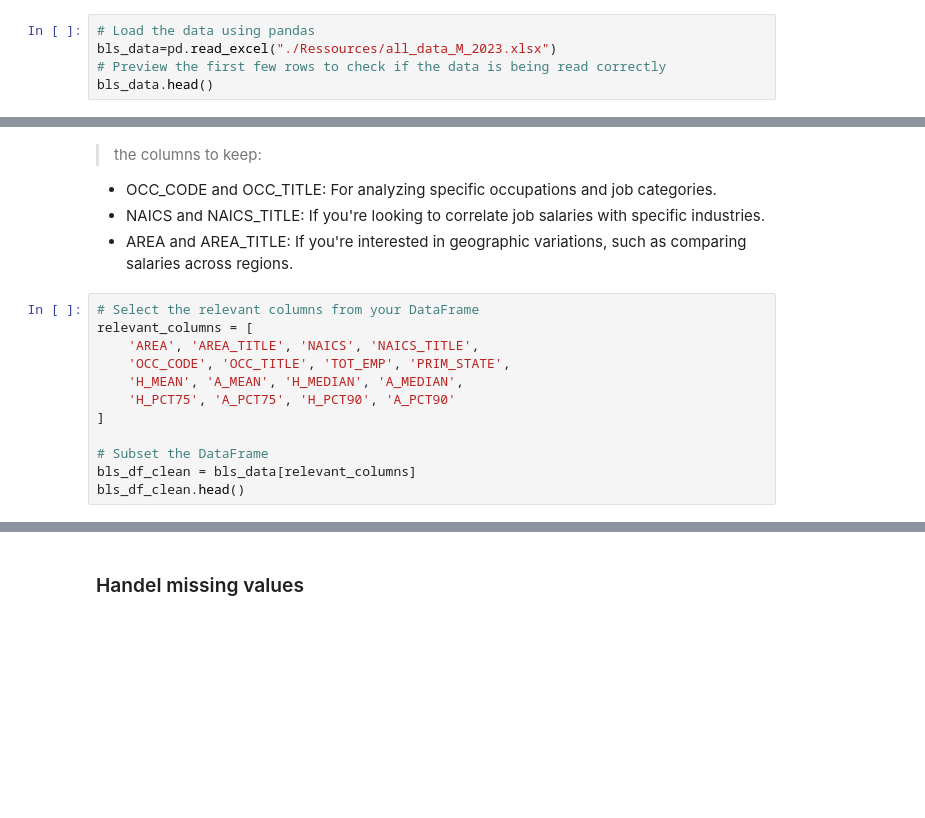
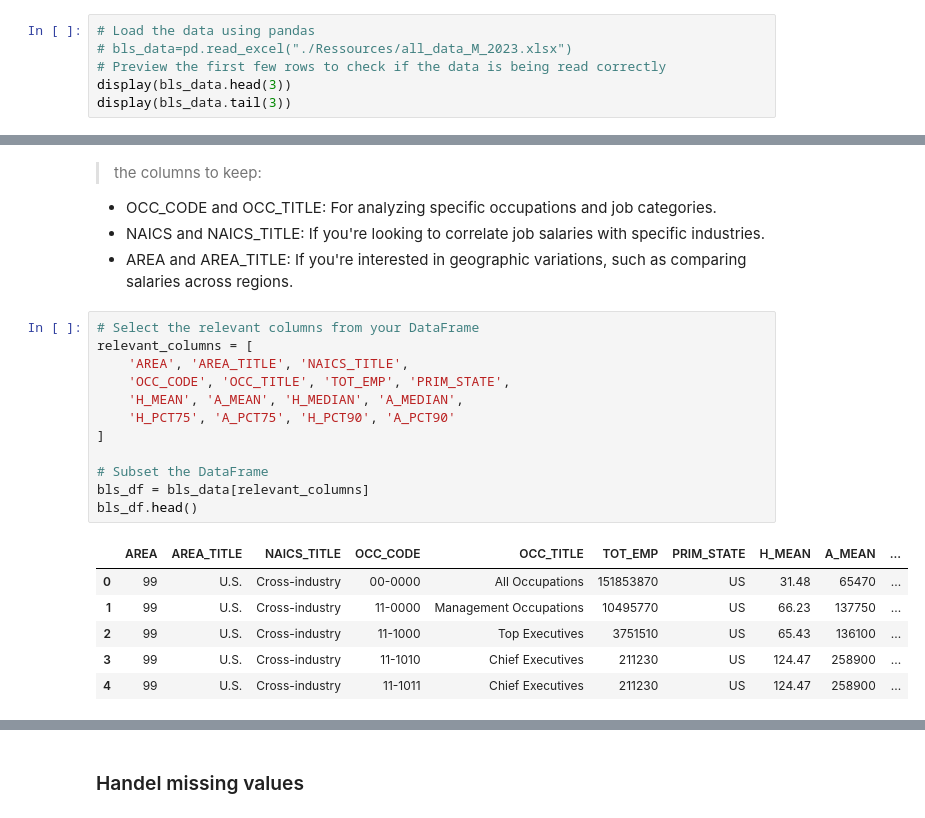
Before and after one commit to rjf7q/bls-data-exploration, a Jupyter notebook: bls_data_exploration.ipynb, the cells around one changed output, grey strips where cells are left out. Saved outputs shown, nothing was run; the diff lists cells and outputs as text; blank space fills up the shorter version.

```diff
--- a/bls_data_exploration.ipynb
+++ b/bls_data_exploration.ipynb
@@ -13,6 +22,7 @@ from sklearn.preprocessing import StandardScaler
 - Review Data Consistency - Check for consistency in categorical columns.
 # %%
 # Load the data using pandas
-bls_data=pd.read_excel("./Ressources/all_data_M_2023.xlsx")
+# bls_data=pd.read_excel("./Ressources/all_data_M_2023.xlsx")
 # Preview the first few rows to check if the data is being read correctly
-bls_data.head()
+display(bls_data.head(3))
+display(bls_data.tail(3))
@@ -41,12 +68,19 @@ bls_data.columns
 # %%
 # Select the relevant columns from your DataFrame
 relevant_columns = [
-    'AREA', 'AREA_TITLE', 'NAICS', 'NAICS_TITLE',
+    'AREA', 'AREA_TITLE', 'NAICS_TITLE',
     'OCC_CODE', 'OCC_TITLE', 'TOT_EMP', 'PRIM_STATE',
     'H_MEAN', 'A_MEAN', 'H_MEDIAN', 'A_MEDIAN',
     'H_PCT75', 'A_PCT75', 'H_PCT90', 'A_PCT90'
 ]
 
 # Subset the DataFrame
-bls_df_clean = bls_data[relevant_columns]
-bls_df_clean.head()
+bls_df = bls_data[relevant_columns]
+bls_df.head()
+# %% [output]
+|  | AREA | AREA_TITLE | NAICS_TITLE | OCC_CODE | OCC_TITLE | TOT_EMP | PRIM_STATE | H_MEAN | A_MEAN | ... |
+| 0 | 99 | U.S. | Cross-industry | 00-0000 | All Occupations | 151853870 | US | 31.48 | 65470 | ... |
+| 1 | 99 | U.S. | Cross-industry | 11-0000 | Management Occupations | 10495770 | US | 66.23 | 137750 | ... |
+| 2 | 99 | U.S. | Cross-industry | 11-1000 | Top Executives | 3751510 | US | 65.43 | 136100 | ... |
+| 3 | 99 | U.S. | Cross-industry | 11-1010 | Chief Executives | 211230 | US | 124.47 | 258900 | ... |
+| 4 | 99 | U.S. | Cross-industry | 11-1011 | Chief Executives | 211230 | US | 124.47 | 258900 | ... |
```
Also changed, not shown: parts of 43 cells of this notebook.
